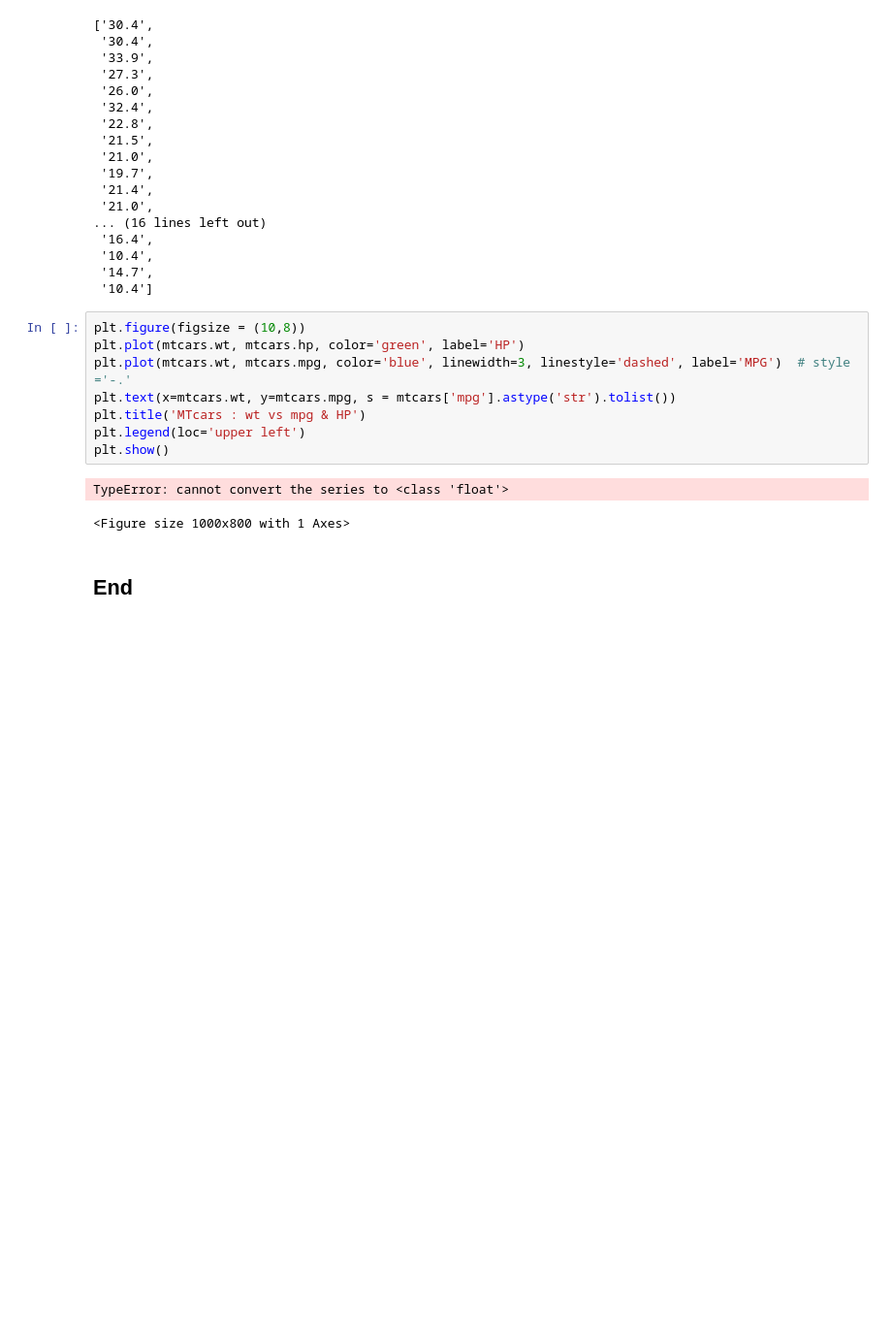
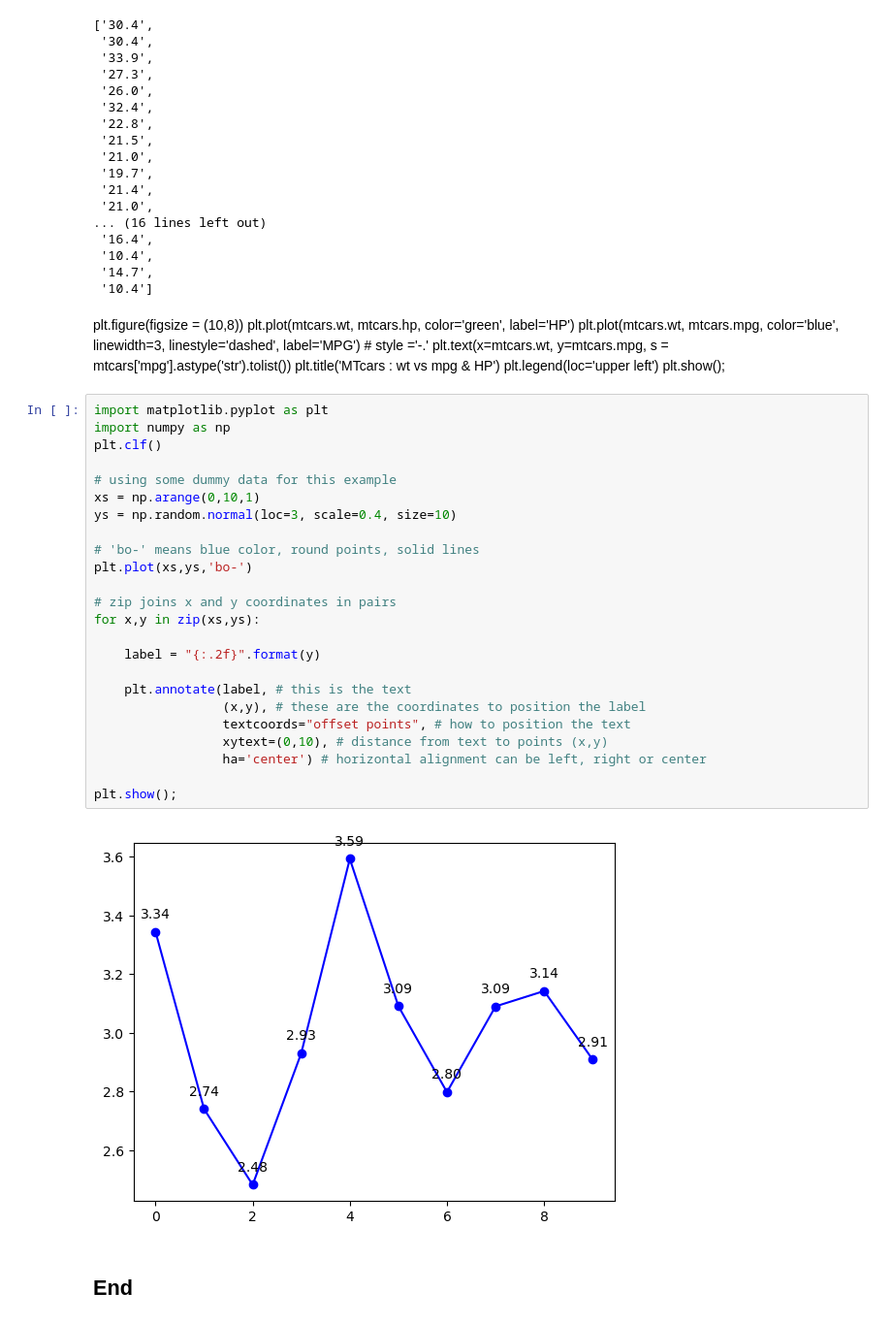
Before and after one commit to DUanalytics/pyJupyter, a Jupyter notebook: 04A-graphs1/4B_linePlot.ipynb, the cells around one changed output. Shown at 97% size. Drawn from its saved outputs; the diff is of its cells as text; blank space fills up the shorter version.

```diff
--- a/04A-graphs1/4B_linePlot.ipynb
+++ b/04A-graphs1/4B_linePlot.ipynb
@@ -109,16 +109,39 @@ mtcars['mpg'].astype('str').tolist()
  '10.4',
  '14.7',
  '10.4']
-# %%
-plt.figure(figsize = (10,8))
-plt.plot(mtcars.wt, mtcars.hp, color='green', label='HP')
-plt.plot(mtcars.wt, mtcars.mpg, color='blue', linewidth=3, linestyle='dashed', label='MPG')  # style ='-.'
-plt.text(x=mtcars.wt, y=mtcars.mpg, s = mtcars['mpg'].astype('str').tolist())
-plt.title('MTcars : wt vs mpg & HP')
-plt.legend(loc='upper left')
-plt.show()
-# %% [output]
-TypeError: cannot convert the series to <class 'float'>
-<Figure size 1000x800 with 1 Axes>
+# %% [markdown]
+plt.figure(figsize = (10,8))
+plt.plot(mtcars.wt, mtcars.hp, color='green', label='HP')
+plt.plot(mtcars.wt, mtcars.mpg, color='blue', linewidth=3, linestyle='dashed', label='MPG')  # style ='-.'
+plt.text(x=mtcars.wt, y=mtcars.mpg, s = mtcars['mpg'].astype('str').tolist())
+plt.title('MTcars : wt vs mpg & HP')
+plt.legend(loc='upper left')
+plt.show();
+# %%
+import matplotlib.pyplot as plt
+import numpy as np
+plt.clf()
+
+# using some dummy data for this example
+xs = np.arange(0,10,1)
+ys = np.random.normal(loc=3, scale=0.4, size=10)
+
+# 'bo-' means blue color, round points, solid lines
+plt.plot(xs,ys,'bo-')
+
+# zip joins x and y coordinates in pairs
+for x,y in zip(xs,ys):
+
+    label = "{:.2f}".format(y)
+
+    plt.annotate(label, # this is the text
+                 (x,y), # these are the coordinates to position the label
+                 textcoords="offset points", # how to position the text
+                 xytext=(0,10), # distance from text to points (x,y)
+                 ha='center') # horizontal alignment can be left, right or center
+
+plt.show();
+# %% [output]
+[figure, added]
 # %% [markdown]
 ## End
```
Also changed, not shown: parts of 1 cell of this notebook, 1 other file.
